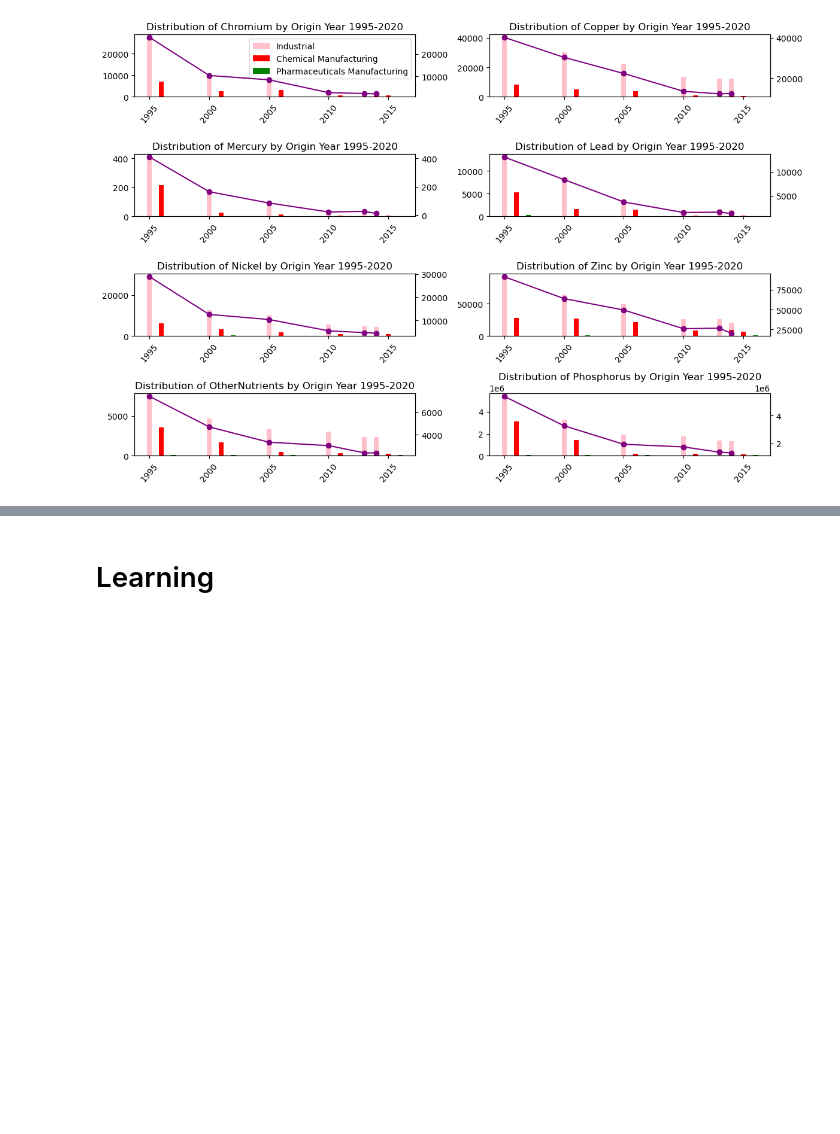
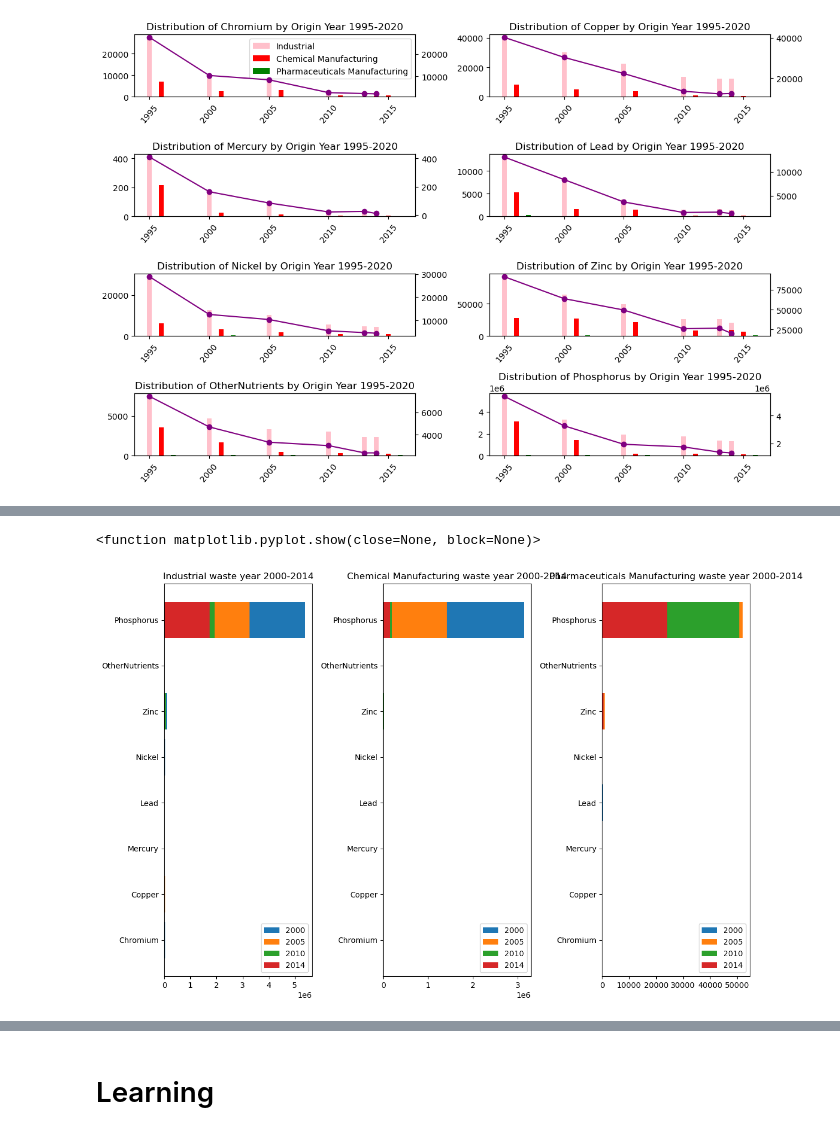
Before and after one commit to imbilalbutt/made-template-ws2324, a Jupyter notebook: project/data_exploration.ipynb, the cells around one changed output, grey strips where cells are left out. Cells and saved outputs as stored; diff of their text form; code cells hidden in the pictures; blank space fills up the shorter version.

```diff
--- a/project/data_exploration.ipynb
+++ b/project/data_exploration.ipynb
@@ -1253,0 +1324,36 @@ Industrial
+# %%
+# fig, axes = matplotlib.pyplot.subplots(nrows=1, ncols=1, *, sharex=False, sharey=False, squeeze=True, subplot_kw=None, gridspec_kw=None, **fig_kw)
+fig, axes = plt.subplots(nrows=1, ncols=3, figsize=(12, 8))
+
+# Industrial
+axes[0].barh(Industrial.iloc[0][1:].index, Industrial.iloc[0][1:], label='2000')
+axes[0].barh(Industrial.iloc[0][1:].index, Industrial.iloc[1][1:], label='2005')
+axes[0].barh(Industrial.iloc[0][1:].index, Industrial.iloc[2][1:], label='2010')
+axes[0].barh(Industrial.iloc[0][1:].index, Industrial.iloc[3][1:], label='2014')
+
+axes[0].legend(loc = 'lower right')
+axes[0].set_title('Industrial waste year 2000-2014')
+
+
+axes[1].barh(Chemical_Manufacturing.iloc[0][1:].index, Chemical_Manufacturing.iloc[0][1:], label='2000')
+axes[1].barh(Chemical_Manufacturing.iloc[0][1:].index, Chemical_Manufacturing.iloc[1][1:], label='2005')
+axes[1].barh(Chemical_Manufacturing.iloc[0][1:].index, Chemical_Manufacturing.iloc[2][1:], label='2010')
+axes[1].barh(Chemical_Manufacturing.iloc[0][1:].index, Chemical_Manufacturing.iloc[3][1:], label='2014')
+
+axes[1].legend(loc = 'lower right')
+axes[1].set_title('Chemical Manufacturing waste year 2000-2014')
+
+
+axes[2].barh(Pharmaceuticals_Manufacturing.iloc[0][1:].index, Pharmaceuticals_Manufacturing.iloc[0][1:], label='2000')
+axes[2].barh(Pharmaceuticals_Manufacturing.iloc[0][1:].index, Pharmaceuticals_Manufacturing.iloc[1][1:], label='2005')
+axes[2].barh(Pharmaceuticals_Manufacturing.iloc[0][1:].index, Pharmaceuticals_Manufacturing.iloc[2][1:], label='2010')
+axes[2].barh(Pharmaceuticals_Manufacturing.iloc[0][1:].index, Pharmaceuticals_Manufacturing.iloc[3][1:], label='2014')
+
+axes[2].legend(loc = 'lower right')
+axes[2].set_title('Pharmaceuticals Manufacturing waste year 2000-2014')
+
+fig.tight_layout()
+plt.show
+# %% [output]
+<function matplotlib.pyplot.show(close=None, block=None)>
+[figure, added]
```
Also changed, not shown: parts of 13 cells of this notebook.
